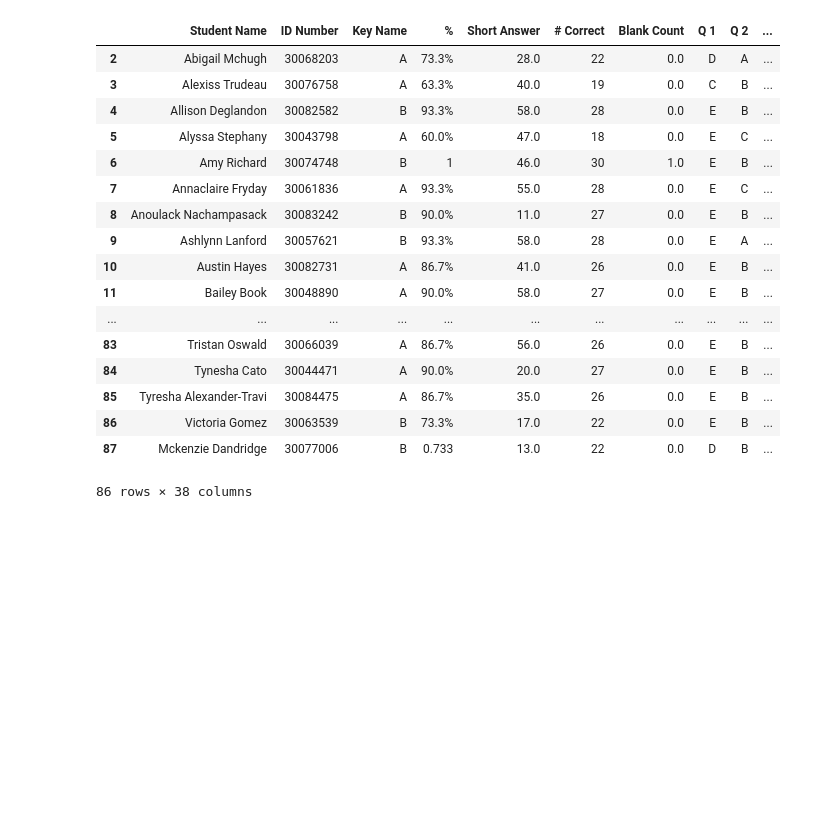
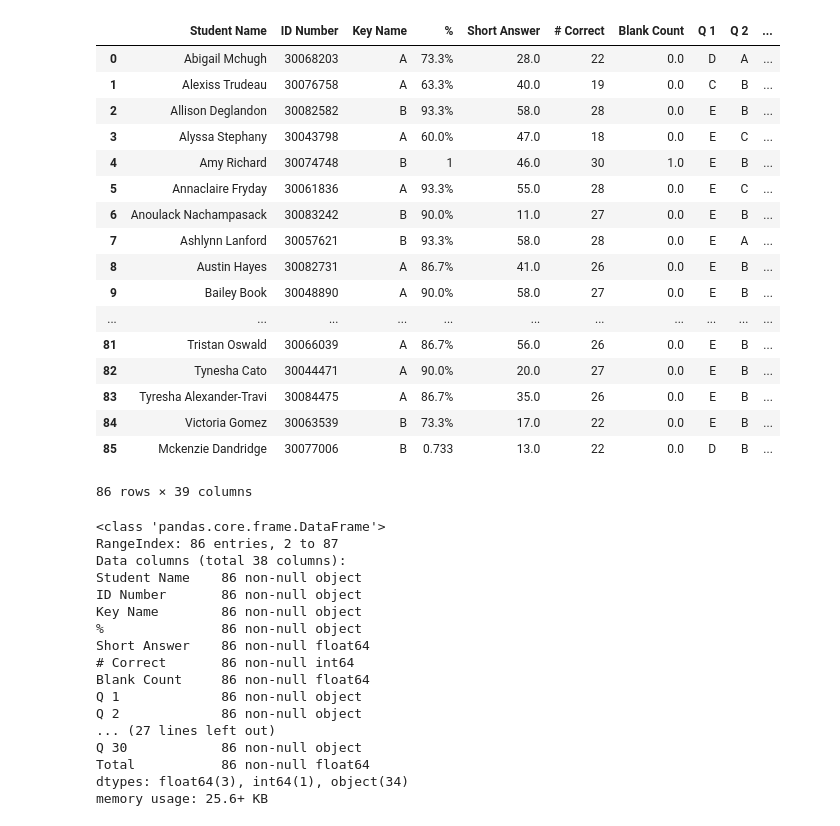
Before and after one commit to heath-barnett/Test_Grader, a Jupyter notebook: scratch.ipynb, the cells around one changed output. Saved outputs shown, nothing was run; the diff lists cells and outputs as text; code cells hidden in the pictures; blank space fills up the shorter version.

```diff
--- a/scratch.ipynb
+++ b/scratch.ipynb
@@ -3,8 +4,10 @@ import pandas as pd
 # %%
 Location = 'data/Exam_I_Results_Grid.xlsx'
-
+Roster = 'data/roster_chem1007_spring_2017.xlsx'
 # Parse a specific sheet
 df = pd.read_excel(Location,0,converters={'ID Number':str})
+dfroster = pd.read_excel(Roster,0,converters={'ID Number':str})
+
 keys = df.loc[:1,'Q 1':]
 results = df.loc[2:]
 results.describe()
@@ -12,21 +39,43 @@ results = results.assign(Total=round(results['Short Answer']+results['# Correct'
+# %%
+dfroster
+test = results.merge(dfroster[['Email address','ID Number']],on='ID Number')
+test
+# %% [output]
+|  | Student Name | ID Number | Key Name | % | Short Answer | # Correct | Blank Count | Q 1 | Q 2 | ... |
+| 0 | Abigail Mchugh | 30068203 | A | 73.3% | 28.0 | 22 | 0.0 | D | A | ... |
+| 1 | Alexiss Trudeau | 30076758 | A | 63.3% | 40.0 | 19 | 0.0 | C | B | ... |
+| 2 | Allison Deglandon | 30082582 | B | 93.3% | 58.0 | 28 | 0.0 | E | B | ... |
+| 3 | Alyssa Stephany | 30043798 | A | 60.0% | 47.0 | 18 | 0.0 | E | C | ... |
+| 4 | Amy Richard | 30074748 | B | 1 | 46.0 | 30 | 1.0 | E | B | ... |
+| 5 | Annaclaire Fryday | 30061836 | A | 93.3% | 55.0 | 28 | 0.0 | E | C | ... |
+| 6 | Anoulack Nachampasack | 30083242 | B | 90.0% | 11.0 | 27 | 0.0 | E | B | ... |
+| 7 | Ashlynn Lanford | 30057621 | B | 93.3% | 58.0 | 28 | 0.0 | E | A | ... |
+| 8 | Austin Hayes | 30082731 | A | 86.7% | 41.0 | 26 | 0.0 | E | B | ... |
+| 9 | Bailey Book | 30048890 | A | 90.0% | 58.0 | 27 | 0.0 | E | B | ... |
+| ... | ... | ... | ... | ... | ... | ... | ... | ... | ... | ... |
+| 81 | Tristan Oswald | 30066039 | A | 86.7% | 56.0 | 26 | 0.0 | E | B | ... |
+| 82 | Tynesha Cato | 30044471 | A | 90.0% | 20.0 | 27 | 0.0 | E | B | ... |
+| 83 | Tyresha Alexander-Travi | 30084475 | A | 86.7% | 35.0 | 26 | 0.0 | E | B | ... |
+| 84 | Victoria Gomez | 30063539 | B | 73.3% | 17.0 | 22 | 0.0 | E | B | ... |
+| 85 | Mckenzie Dandridge | 30077006 | B | 0.733 | 13.0 | 22 | 0.0 | D | B | ... |
+86 rows × 39 columns
 # %%
-results
+results.info()
 # %% [output]
-|  | Student Name | ID Number | Key Name | % | Short Answer | # Correct | Blank Count | Q 1 | Q 2 | ... |
-| 2 | Abigail Mchugh | 30068203 | A | 73.3% | 28.0 | 22 | 0.0 | D | A | ... |
-| 3 | Alexiss Trudeau | 30076758 | A | 63.3% | 40.0 | 19 | 0.0 | C | B | ... |
-| 4 | Allison Deglandon | 30082582 | B | 93.3% | 58.0 | 28 | 0.0 | E | B | ... |
-| 5 | Alyssa Stephany | 30043798 | A | 60.0% | 47.0 | 18 | 0.0 | E | C | ... |
-| 6 | Amy Richard | 30074748 | B | 1 | 46.0 | 30 | 1.0 | E | B | ... |
-| 7 | Annaclaire Fryday | 30061836 | A | 93.3% | 55.0 | 28 | 0.0 | E | C | ... |
-| 8 | Anoulack Nachampasack | 30083242 | B | 90.0% | 11.0 | 27 | 0.0 | E | B | ... |
-| 9 | Ashlynn Lanford | 30057621 | B | 93.3% | 58.0 | 28 | 0.0 | E | A | ... |
-| 10 | Austin Hayes | 30082731 | A | 86.7% | 41.0 | 26 | 0.0 | E | B | ... |
-| 11 | Bailey Book | 30048890 | A | 90.0% | 58.0 | 27 | 0.0 | E | B | ... |
-| ... | ... | ... | ... | ... | ... | ... | ... | ... | ... | ... |
-| 83 | Tristan Oswald | 30066039 | A | 86.7% | 56.0 | 26 | 0.0 | E | B | ... |
-| 84 | Tynesha Cato | 30044471 | A | 90.0% | 20.0 | 27 | 0.0 | E | B | ... |
-| 85 | Tyresha Alexander-Travi | 30084475 | A | 86.7% | 35.0 | 26 | 0.0 | E | B | ... |
-| 86 | Victoria Gomez | 30063539 | B | 73.3% | 17.0 | 22 | 0.0 | E | B | ... |
-| 87 | Mckenzie Dandridge | 30077006 | B | 0.733 | 13.0 | 22 | 0.0 | D | B | ... |
-86 rows × 38 columns
+<class 'pandas.core.frame.DataFrame'>
+RangeIndex: 86 entries, 2 to 87
+Data columns (total 38 columns):
+Student Name    86 non-null object
+ID Number       86 non-null object
+Key Name        86 non-null object
+%               86 non-null object
+Short Answer    86 non-null float64
+# Correct       86 non-null int64
+Blank Count     86 non-null float64
+Q 1             86 non-null object
+Q 2             86 non-null object
+... (27 lines left out)
+Q 30            86 non-null object
+Total           86 non-null float64
+dtypes: float64(3), int64(1), object(34)
+memory usage: 25.6+ KB
```
Also changed, not shown: parts of 7 cells of this notebook, 7 other files.
